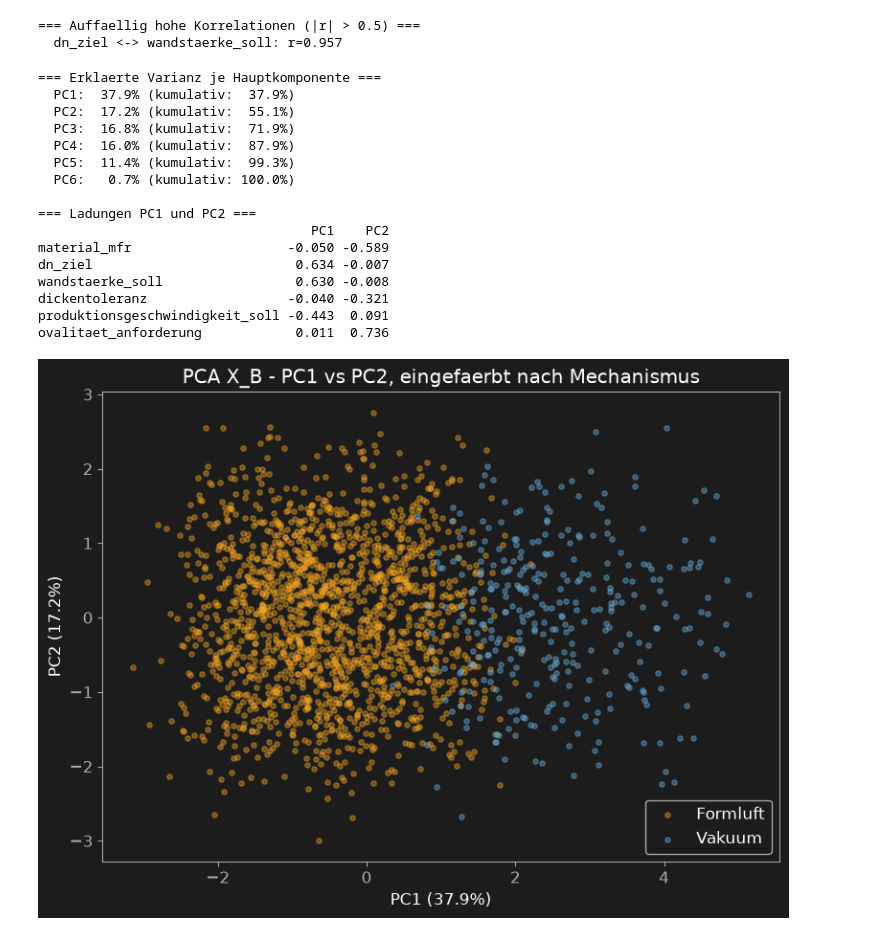
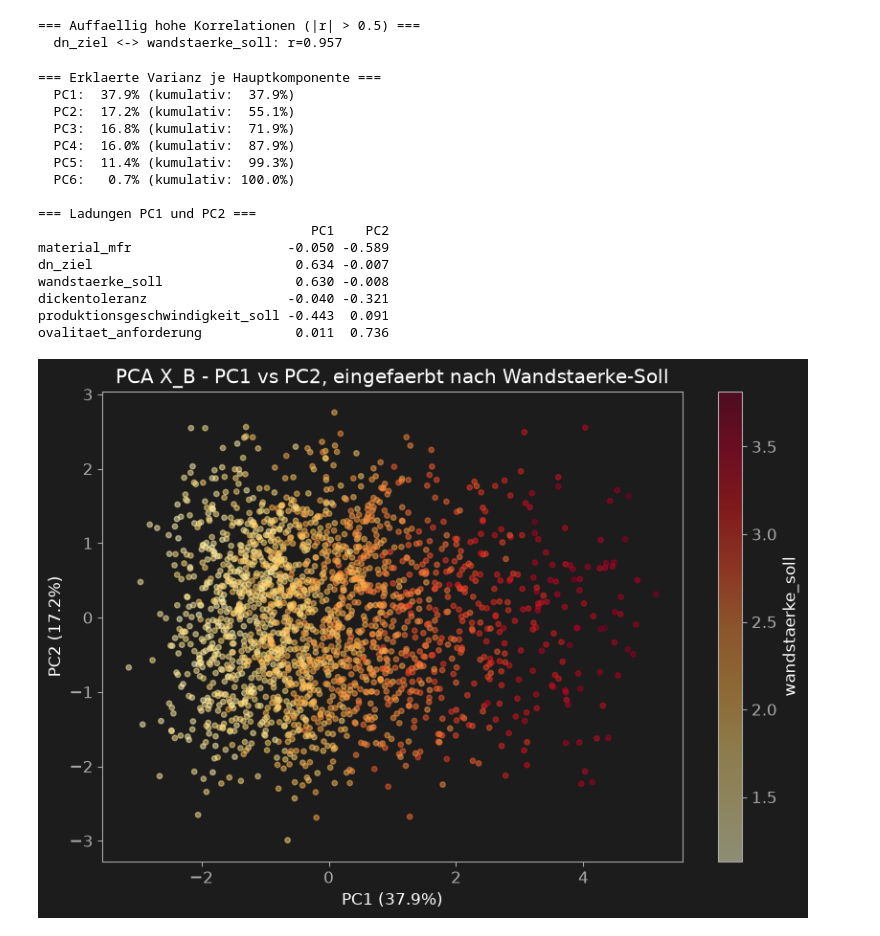
Before and after one commit to AwaTekoete/_MyExtrusionML_Synthetisch, a Jupyter notebook: notebooks/09_eda_model_b.ipynb, the cells around one changed output. Cells and saved outputs as stored; diff of their text form; code cells hidden in the pictures.

```diff
--- a/notebooks/09_eda_model_b.ipynb
+++ b/notebooks/09_eda_model_b.ipynb
@@ -644,38 +644,39 @@ for i, (ev, kum) in enumerate(zip(erklaerte_varianz, kumulativ)):
     print(f"  PC{i+1}: {ev*100:5.1f}% (kumulativ: {kum*100:5.1f}%)")
 
 # --- Ladungen (Loadings) der ersten 2 Komponenten ---
 loadings = pd.DataFrame(pca_b.components_[:2].T, index=x_b_numerisch, columns=["PC1", "PC2"])
 print("\n=== Ladungen PC1 und PC2 ===")
 print(loadings.round(3).to_string())
 loadings.to_csv("../reports/tables/09_pca_ladungen_model_b.csv")
 
-# --- Scatter PC1 vs PC2, eingefaerbt nach kalibriermechanismus ---
-fig, ax = plt.subplots(figsize=(8, 6))
-for mech, farbe in zip(["Formluft", "Vakuum"], [COLOR_GOLD, COLOR_BLUE]):
-    maske = df_b["kalibriermechanismus"] == mech
-    ax.scatter(X_b_pca[maske, 0], X_b_pca[maske, 1], alpha=0.4, s=15, color=farbe, label=mech)
+# --- Scatter PC1 vs PC2, eingefaerbt nach wandstaerke_soll (kontinuierlich) ---
+# KORREKTUR: kalibriermechanismus existiert nicht mehr - Einfaerbung nach
+# einer kontinuierlichen Groesse (staerkste PC1-Ladung) statt Kategorie.
+fig, ax = plt.subplots(figsize=(8.5, 6))
+scatter = ax.scatter(X_b_pca[:, 0], X_b_pca[:, 1], c=df_b["wandstaerke_soll"],
+                     cmap="YlOrRd", alpha=0.5, s=15)
+plt.colorbar(scatter, label="wandstaerke_soll")
 ax.set_xlabel(f"PC1 ({erklaerte_varianz[0]*100:.1f}%)")
 ax.set_ylabel(f"PC2 ({erklaerte_varianz[1]*100:.1f}%)")
-ax.set_title("PCA X_B - PC1 vs PC2, eingefaerbt nach Mechanismus")
-ax.legend()
+ax.set_title("PCA X_B - PC1 vs PC2, eingefaerbt nach Wandstaerke-Soll")
 plt.tight_layout()
 save_figure(fig, "../reports/figures/09_pca_scatter_model_b.png")
 plt.show()
 # %% [output]
 === Erklaerte Varianz je Hauptkomponente ===
   PC1:  37.9% (kumulativ:  37.9%)
   PC2:  17.2% (kumulativ:  55.1%)
   PC3:  16.8% (kumulativ:  71.9%)
   PC4:  16.0% (kumulativ:  87.9%)
   PC5:  11.4% (kumulativ:  99.3%)
   PC6:   0.7% (kumulativ: 100.0%)
 
 === Ladungen PC1 und PC2 ===
                                    PC1    PC2
 material_mfr                    -0.050 -0.589
 dn_ziel                          0.634 -0.007
 wandstaerke_soll                 0.630 -0.008
 dickentoleranz                  -0.040 -0.321
 produktionsgeschwindigkeit_soll -0.443  0.091
 ovalitaet_anforderung            0.011  0.736
-[figure, old version]
+[figure, new version]
```
Also changed, not shown: parts of 1 cell of this notebook, 1 other file.
